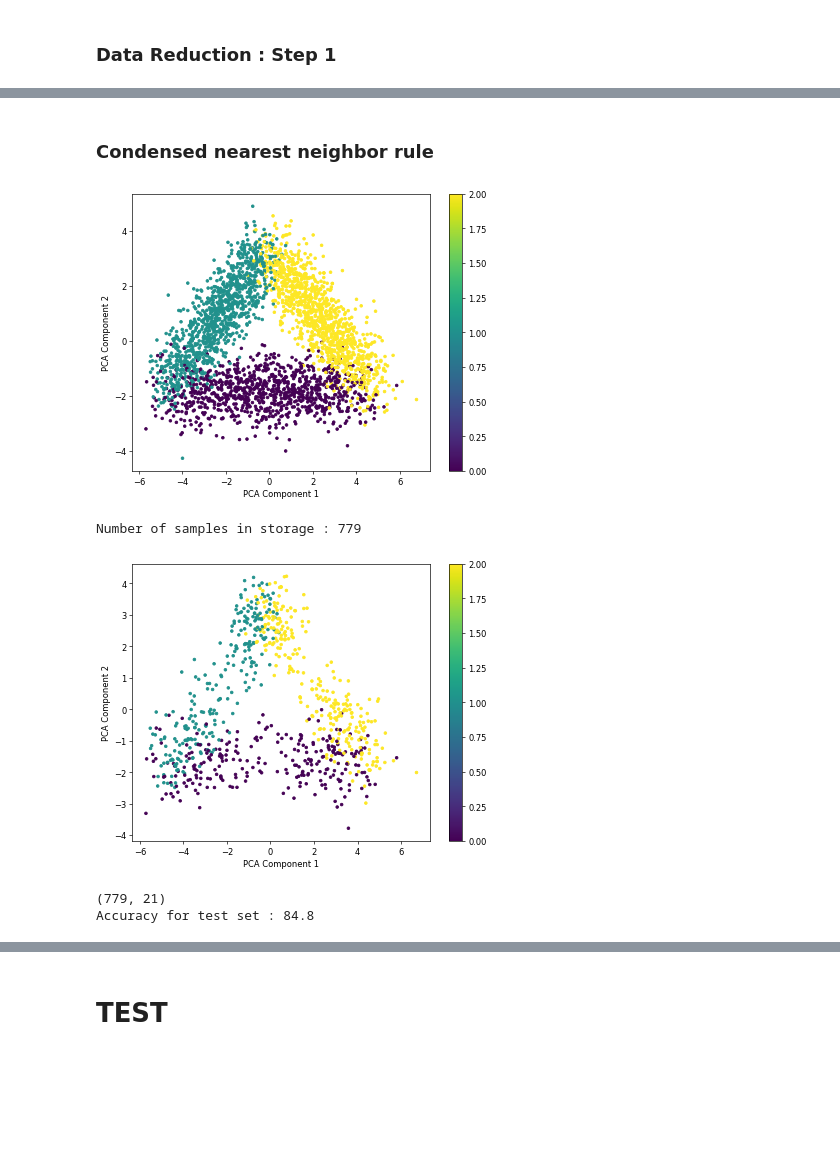
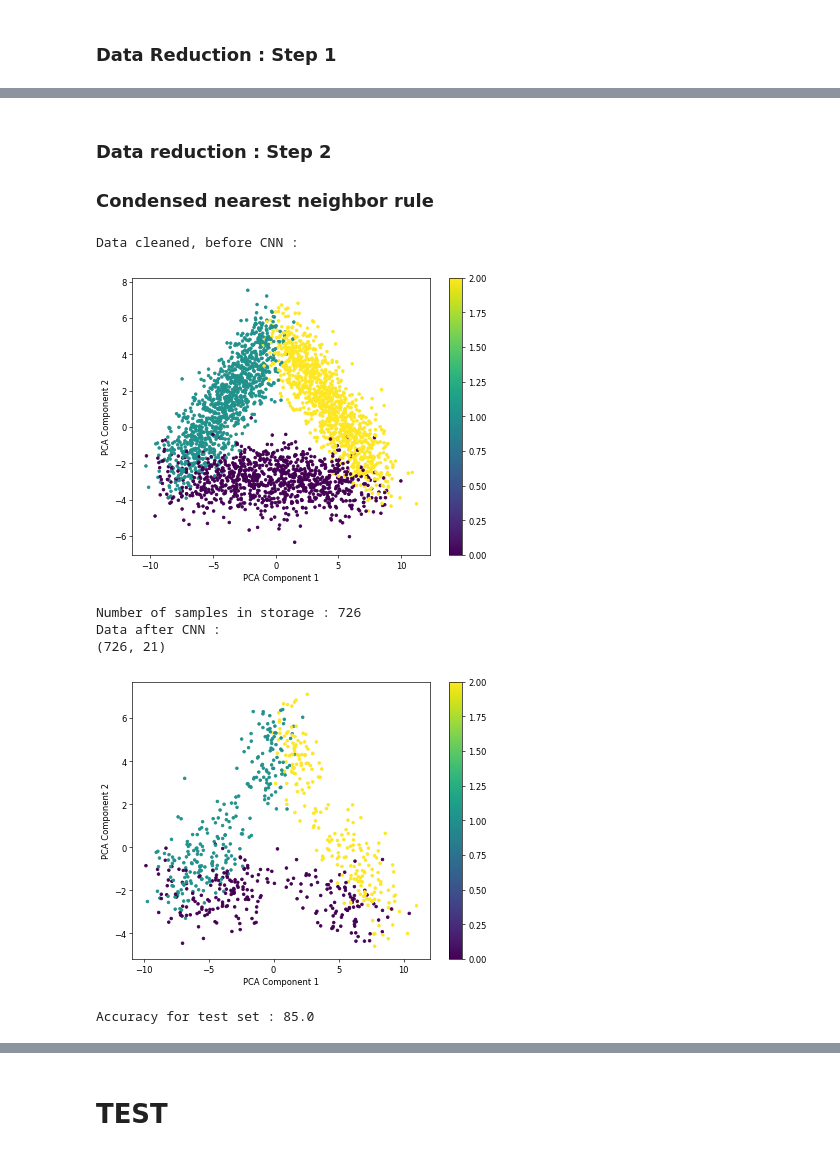
Before and after one commit to bapt-mat/Intro-to-Machine-Learning-Project, a Jupyter notebook: project.ipynb, the cells around one changed output, grey strips where cells are left out. Cells and saved outputs as stored; diff of their text form; code cells hidden in the pictures; blank space fills up the shorter version.

```diff
--- a/project.ipynb
+++ b/project.ipynb
@@ -6,7 +6,10 @@
 import numpy as np
 import matplotlib.pyplot as plt
 import random
-np.random.seed(42)
+def reset_seed():
+    np.random.seed(42)
+
+reset_seed()
 
 # NOTES
 # TODO make doxygen-like comments ?
@@ -26,8 +29,6 @@ np.random.seed(42)
 # TODO tune K as to maximize the F-measure, see part on imbalanced dataset in lecutre on KNN
 # TODO test knn on reduced dimensions and compare results, like do PCA then knn
 # TODO compare results with or without cross-validation and tuning k
-
-# TODO is precomputing distances still considered as brute-force algo ?
 # %% [markdown]
 ## Loading Data
 # %%
@@ -65,7 +66,7 @@ def normalization(feat_to_norm) :
         new[:,i] = (feat_to_norm[:,i] - mean) / std
     return new
 
-features = normalization(feat_to_norm=features)
+#features = normalization(feat_to_norm=features)
 
 labels = np.array(data[:,data.shape[1]-1:])
 # %% [markdown]
@@ -480,6 +477,8 @@ Accuracy for test set : 85.6
 # %% [markdown]
+### Data reduction : Step 2
 ### Condensed nearest neighbor rule
 # %%
+reset_seed()
 def condensed_nearest_neighbor(x_set, y_set):
     storage_x = np.empty((0, x_set.shape[1]))
     storage_y = np.array([])
@@ -487,43 +486,48 @@ def condensed_nearest_neighbor(x_set, y_set):
     len_storage_actual = 0
 
     # Drawing randomly the first sample and putting it in Storage
-    ith_example = random.randint(1, x_set.shape[0])
+    ith_example = np.random.randint(1, x_set.shape[0])
     storage_x = np.vstack([storage_x, x_set[ith_example]])
     storage_y = np.append(storage_y, y_set[ith_example])
 
-    # While no stabilization of Storage
+    # While no stabilization of Storage    np.random.seed(42)
+
     while(True):
         for i in range(len(x_set)):
             y_pred = knn(labels=storage_y, k=1, new_input=x_set[i], features_set=storage_x)
             y_actual = y_set[i]
 
             # If xi is incorrectly classified we add it to the storage, else we ignore it
             if (y_pred != y_actual) :
                 storage_x = np.vstack([storage_x, x_set[i]])
                 storage_y = np.append(storage_y, y_set[i])
 
         len_storage_actual = len(storage_x)
 
         if (len_storage_prec == len_storage_actual):
             break
 
         len_storage_prec = len_storage_actual
 
     print("Number of samples in storage : "+str(len_storage_actual))
     return storage_x, storage_y
 
+print("Data cleaned, before CNN :")
 plot_pca(x_train_cleaned, y_train_cleaned)
 x_CNN, y_CNN = condensed_nearest_neighbor(x_train_cleaned, y_train_cleaned)
+print("Data after CNN :")
+print(x_CNN.shape)
 plot_pca(x_CNN, y_CNN)
 
-print(x_CNN.shape)
 
 
-test_acc, test_cm = prediction_metrics(y_set_train=y_CNN, y_set_test=y_test, k=best_k, x_set_train=x_CNN, x_set_test=x_test)
-print("Accuracy for test set : "+str(test_acc))
+test_acc_CNN, test_cm_CNN = prediction_metrics(y_set_train=y_CNN, y_set_test=y_test, k=best_k, x_set_train=x_CNN, x_set_test=x_test)
+print("Accuracy for test set : "+str(test_acc_CNN))
 # %% [output]
+Data cleaned, before CNN :
-[figure, old version]
+[figure, new version]
-Number of samples in storage : 779
+Number of samples in storage : 726
+Data after CNN :
+(726, 21)
-[figure, old version]
+[figure, new version]
-(779, 21)
-Accuracy for test set : 84.8
+Accuracy for test set : 85.0
```
Also changed, not shown: parts of 15 cells of this notebook.
